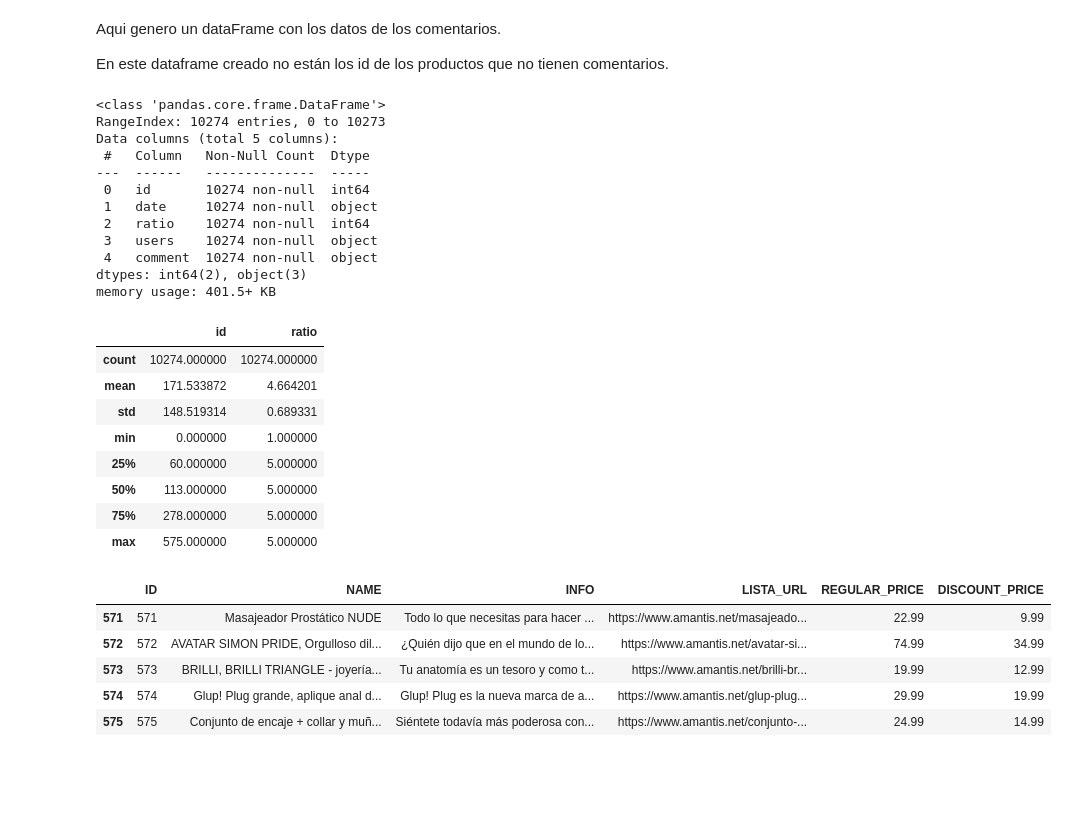
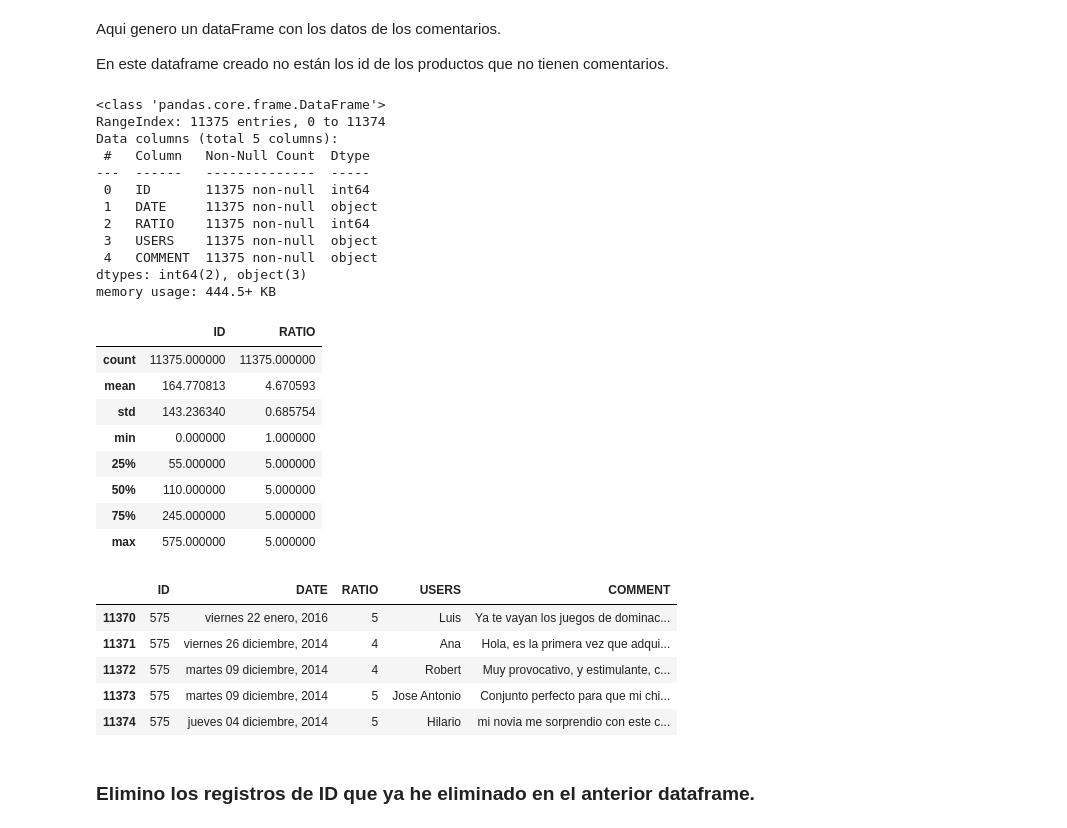
Before and after one commit to 75Engel/Webscrapping_tienda_online, a Jupyter notebook: Notebook/Scrape.ipynb, the cells around one changed output. Cells and saved outputs as stored; diff of their text form; code cells hidden in the pictures; blank space fills up the shorter version.

```diff
--- a/Notebook/Scrape.ipynb
+++ b/Notebook/Scrape.ipynb
@@ -1028,9 +1115,6 @@ Aqui genero un dataFrame con los datos de los comentarios.
 
 En este dataframe creado no están los id de los productos que no tienen comentarios.
 # %%
-productos=pd.DataFrame(diccionario_datos_productos)
-
-
 comentarios_productos=pd.DataFrame(diccionario_comentarios_productos)
 
 id=[]
@@ -1059,44 +1143,46 @@ for j in range(len(diccionario['comments'])):
     comment.append(diccionario['comments'][j][3])
 
 
-comentarios['id']=pd.Series(id)
-comentarios['date']=pd.Series(date)
-comentarios['ratio']=pd.Series(ratio)
-comentarios['users']=pd.Series(users)
-comentarios['comment']=pd.Series(comment)
+comentarios['ID']=pd.Series(id)
+comentarios['DATE']=pd.Series(date)
+comentarios['RATIO']=pd.Series(ratio)
+comentarios['USERS']=pd.Series(users)
+comentarios['COMMENT']=pd.Series(comment)
 comentarios.info()
 # %% [output]
 <class 'pandas.core.frame.DataFrame'>
-RangeIndex: 10274 entries, 0 to 10273
+RangeIndex: 11375 entries, 0 to 11374
 Data columns (total 5 columns):
  #   Column   Non-Null Count  Dtype
 ---  ------   --------------  -----
- 0   id       10274 non-null  int64
- 1   date     10274 non-null  object
- 2   ratio    10274 non-null  int64
- 3   users    10274 non-null  object
- 4   comment  10274 non-null  object
+ 0   ID       11375 non-null  int64
+ 1   DATE     11375 non-null  object
+ 2   RATIO    11375 non-null  int64
+ 3   USERS    11375 non-null  object
+ 4   COMMENT  11375 non-null  object
 dtypes: int64(2), object(3)
-memory usage: 401.5+ KB
+memory usage: 444.5+ KB
 # %%
 comentarios.describe()
 # %% [output]
-|  | id | ratio |
-| count | 10274.000000 | 10274.000000 |
-| mean | 171.533872 | 4.664201 |
-| std | 148.519314 | 0.689331 |
+|  | ID | RATIO |
+| count | 11375.000000 | 11375.000000 |
+| mean | 164.770813 | 4.670593 |
+| std | 143.236340 | 0.685754 |
 | min | 0.000000 | 1.000000 |
-| 25% | 60.000000 | 5.000000 |
-| 50% | 113.000000 | 5.000000 |
-| 75% | 278.000000 | 5.000000 |
+| 25% | 55.000000 | 5.000000 |
+| 50% | 110.000000 | 5.000000 |
+| 75% | 245.000000 | 5.000000 |
 | max | 575.000000 | 5.000000 |
 # %%
 comentarios.tail()
-productos.tail()
+# productos.tail()
 # %% [output]
-|  | ID | NAME | INFO | LISTA_URL | REGULAR_PRICE | DISCOUNT_PRICE |
-| 571 | 571 | Masajeador Prostático NUDE | Todo lo que necesitas para hacer ... | https://www.amantis.net/masajeado... | 22.99 | 9.99 |
-| 572 | 572 | AVATAR SIMON PRIDE, Orgulloso dil... | ¿Quién dijo que en el mundo de lo... | https://www.amantis.net/avatar-si... | 74.99 | 34.99 |
-| 573 | 573 | BRILLI, BRILLI TRIANGLE - joyería... | Tu anatomía es un tesoro y como t... | https://www.amantis.net/brilli-br... | 19.99 | 12.99 |
-| 574 | 574 | Glup! Plug grande, aplique anal d... | Glup! Plug es la nueva marca de a... | https://www.amantis.net/glup-plug... | 29.99 | 19.99 |
-| 575 | 575 | Conjunto de encaje + collar y muñ... | Siéntete todavía más poderosa con... | https://www.amantis.net/conjunto-... | 24.99 | 14.99 |
+|  | ID | DATE | RATIO | USERS | COMMENT |
+| 11370 | 575 | viernes 22 enero, 2016 | 5 | Luis | Ya te vayan los juegos de dominac... |
+| 11371 | 575 | viernes 26 diciembre, 2014 | 4 | Ana | Hola, es la primera vez que adqui... |
+| 11372 | 575 | martes 09 diciembre, 2014 | 4 | Robert | Muy provocativo, y estimulante, c... |
+| 11373 | 575 | martes 09 diciembre, 2014 | 5 | Jose Antonio | Conjunto perfecto para que mi chi... |
+| 11374 | 575 | jueves 04 diciembre, 2014 | 5 | Hilario | mi novia me sorprendio con este c... |
+# %% [markdown]
+### Elimino los registros de ID que ya he eliminado en el anterior dataframe.
```
Also changed, not shown: parts of 12 cells of this notebook, 3 other files.
